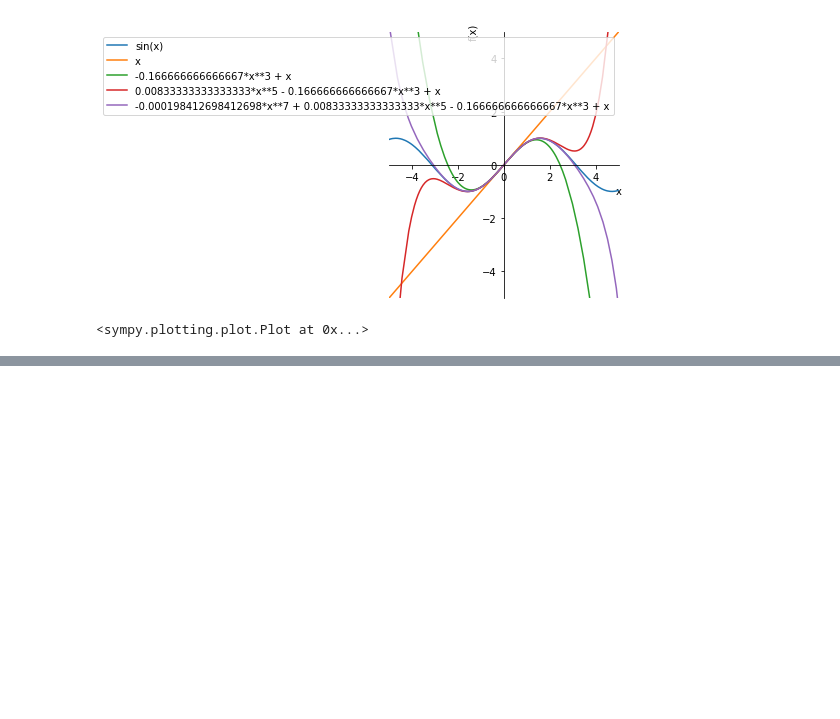
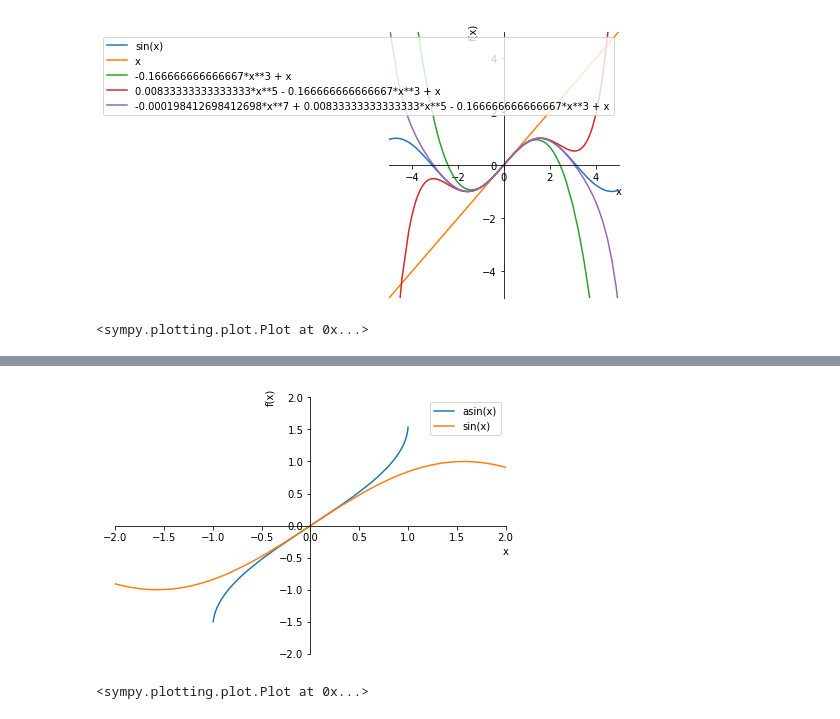
Before and after one commit to dss99911/ds-study, a Jupyter notebook: python/mathmetics/trigonometric.ipynb, the cells around one changed output, grey strips where cells are left out. Saved outputs shown, nothing was run; the diff lists cells and outputs as text; code cells hidden in the pictures; blank space fills up the shorter version.

```diff
--- a/python/mathmetics/trigonometric.ipynb
+++ b/python/mathmetics/trigonometric.ipynb
@@ -107,0 +113,5 @@ plot(sin(x), t1, t2, t3, t4, legend=True, **lim(5))
+# %%
+plot(asin(x), sin(x), **lim(2,2), legend=True)
+# %% [output]
+[figure, added]
+<sympy.plotting.plot.Plot at 0x...>
```
Also changed, not shown: parts of 2 cells of this notebook, 5 other files.
